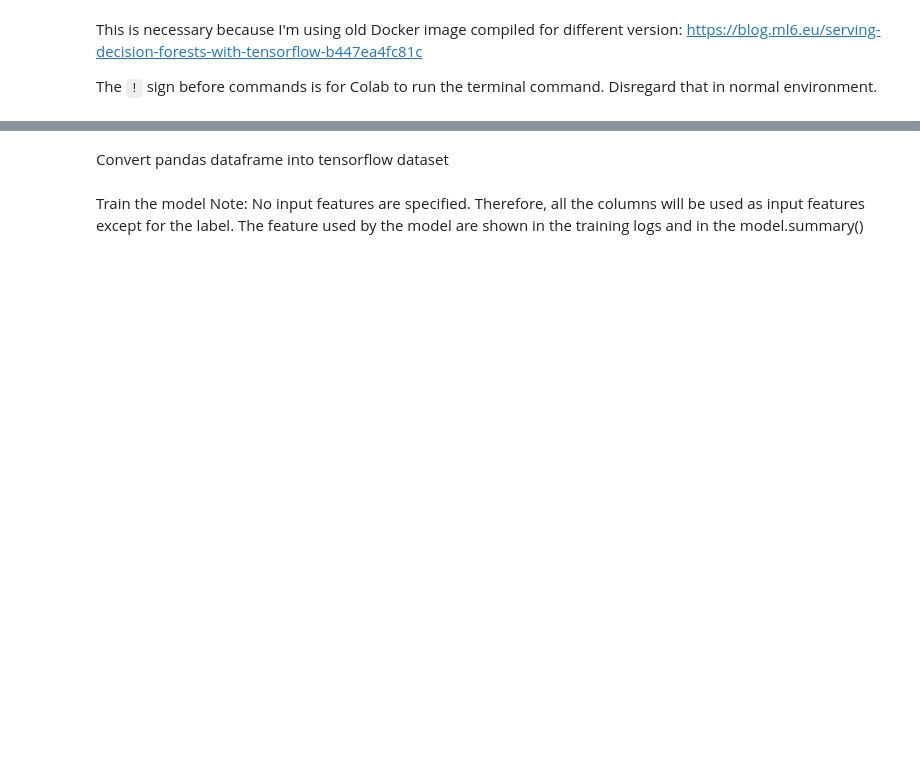
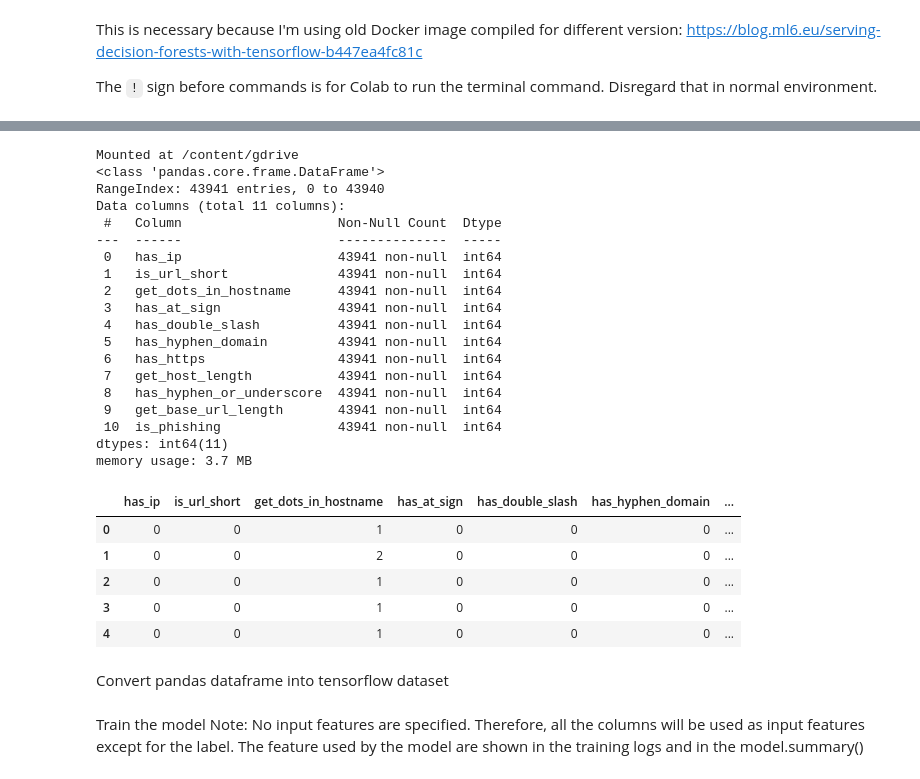
Before and after one commit to Neoskiddie/Anti-phishing, a Jupyter notebook: ModelTraining/phishing.ipynb, the cells around one changed output, grey strips where cells are left out. Drawn from its saved outputs; the diff is of its cells as text; code cells hidden in the pictures; blank space fills up the shorter version.

```diff
--- a/ModelTraining/phishing.ipynb
+++ b/ModelTraining/phishing.ipynb
@@ -22,9 +42,38 @@ print('TensorFlow version: {}'.format(tf.__version__))
 # %%
 from google.colab import drive
 drive.mount('/content/gdrive')
 
-DATASET_DIR = "/content/gdrive/MyDrive/DATA/dataset.csv"
-
-DATASET = pd.read_csv(DATASET_DIR)
+TRAINING_FILE = "/content/gdrive/MyDrive/DATA/training_dataset.csv"
+TESTING_FILE = "/content/gdrive/MyDrive/DATA/testing_dataset.csv"
+TRAINING_DATASET = pd.read_csv(TRAINING_FILE)
+TESTING_DATASET = pd.read_csv(TESTING_FILE)
+#print('Number of records in training dataset: {}'.format(TRAINING_DATASET.count()))
+TRAINING_DATASET.info()
 # Display the first 3 examples.
-DATASET.head(3)
+TRAINING_DATASET.head(5)
+# %% [output]
+Mounted at /content/gdrive
+<class 'pandas.core.frame.DataFrame'>
+RangeIndex: 43941 entries, 0 to 43940
+Data columns (total 11 columns):
+ #   Column                    Non-Null Count  Dtype
+---  ------                    --------------  -----
+ 0   has_ip                    43941 non-null  int64
+ 1   is_url_short              43941 non-null  int64
+ 2   get_dots_in_hostname      43941 non-null  int64
+ 3   has_at_sign               43941 non-null  int64
+ 4   has_double_slash          43941 non-null  int64
+ 5   has_hyphen_domain         43941 non-null  int64
+ 6   has_https                 43941 non-null  int64
+ 7   get_host_length           43941 non-null  int64
+ 8   has_hyphen_or_underscore  43941 non-null  int64
+ 9   get_base_url_length       43941 non-null  int64
+ 10  is_phishing               43941 non-null  int64
+dtypes: int64(11)
+memory usage: 3.7 MB
+|  | has_ip | is_url_short | get_dots_in_hostname | has_at_sign | has_double_slash | has_hyphen_domain | ... |
+| 0 | 0 | 0 | 1 | 0 | 0 | 0 | ... |
+| 1 | 0 | 0 | 2 | 0 | 0 | 0 | ... |
+| 2 | 0 | 0 | 1 | 0 | 0 | 0 | ... |
+| 3 | 0 | 0 | 1 | 0 | 0 | 0 | ... |
+| 4 | 0 | 0 | 1 | 0 | 0 | 0 | ... |
```
Also changed, not shown: parts of 23 cells of this notebook, 18 other files.
